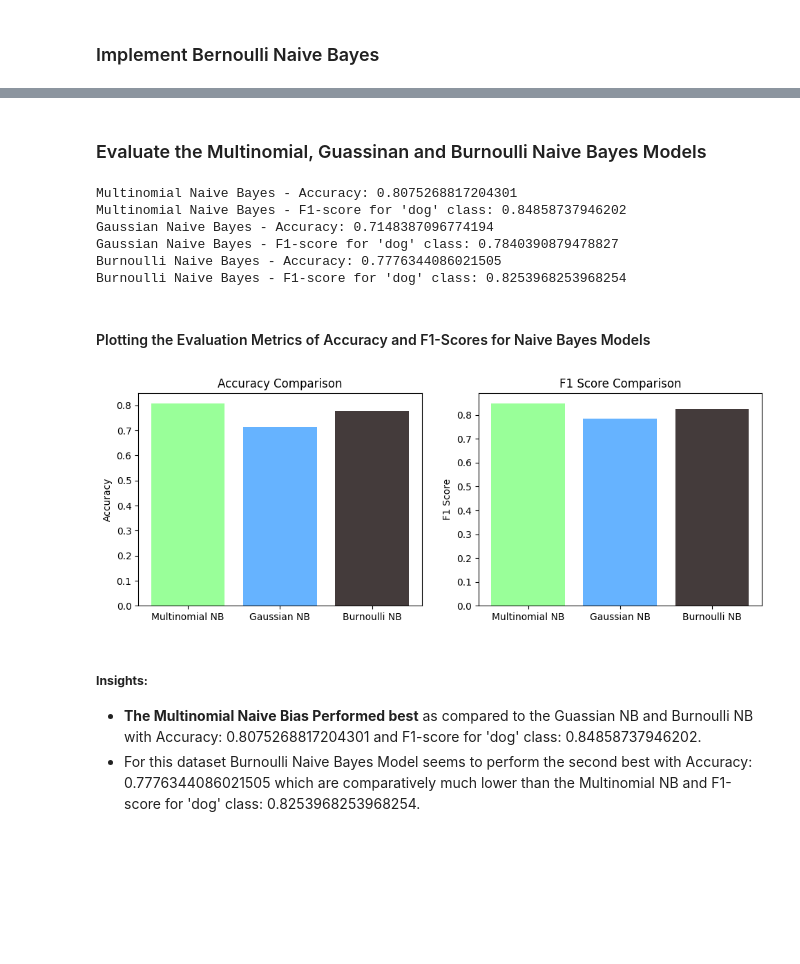
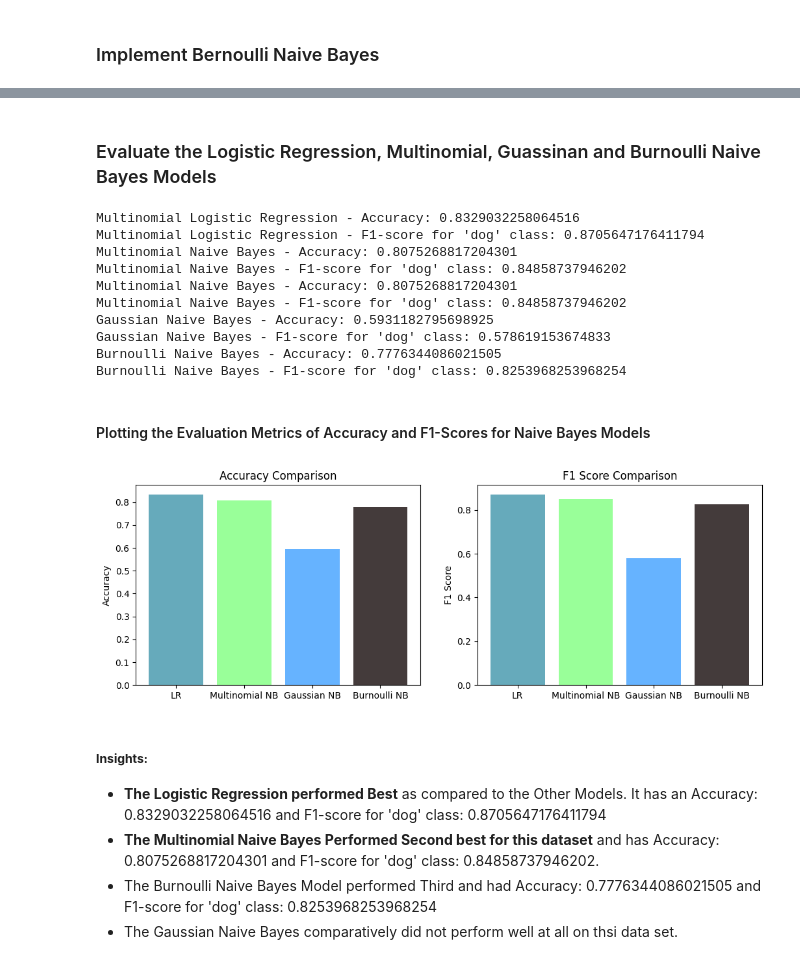
Before and after one commit to diwaleva/naive-bayes-multinomial-guassian-burnoulli, a Jupyter notebook: Naive-bayes-multinomial-guassian-burnoulli.ipynb, the cells around one changed output, grey strips where cells are left out. Saved outputs shown, nothing was run; the diff lists cells and outputs as text; code cells hidden in the pictures; blank space fills up the shorter version.

```diff
--- a/Naive-bayes-multinomial-guassian-burnoulli.ipynb
+++ b/Naive-bayes-multinomial-guassian-burnoulli.ipynb
@@ -394,6 +394,6 @@ x_train, x_test, y_train, y_test = train_test_split(features, y, test_size=0.3,
 #### Training  a Logistic Regression
 # %%
 lr = LogisticRegression()           #instantiate model
-lr.fit(x_train, y_train)          #training model
+lr.fit(x_train_log, y_train_log)          #training model
 # %% [output]
 LogisticRegression()
@@ -422,14 +410,14 @@ naive_bayes_guassian = GaussianNB()
 # %%
 #create train and test sets
 from sklearn.model_selection import train_test_split
-x_train, x_test, y_train, y_test = train_test_split(features, y, test_size=0.3, random_state=56)
+x_train_gb, x_test_gb, y_train_gb, y_test_gb = train_test_split(features, y, test_size=0.3, random_state=56)
 
-(x_train.shape, y_train.shape), (x_test.shape, y_test.shape)
+(x_train_gb.shape, y_train_gb.shape), (x_test_gb.shape, y_test_gb.shape)
 # %% [output]
 (((10849, 20893), (10849,)), ((4650, 20893), (4650,)))
 # %%
 #train the model and make predictions
-naive_bayes_guassian.fit(x_train, y_train, sample_weight=None)
+naive_bayes_guassian.fit(x_train_gb.toarray(), y_train_gb, sample_weight=None)
 # %% [output]
 GaussianNB()
 # %% [markdown]
@@ -527,20 +517,30 @@ naive_bayes_burnoulli.fit(x_train, y_train)
 # %% [markdown]
-### Evaluate the Multinomial, Guassinan and Burnoulli Naive Bayes Models
+### Evaluate the Logistic Regression, Multinomial, Guassinan and Burnoulli Naive Bayes Models
 # %%
 # Evaluate the models using accuracy and F1-score
+y_pred_logi = lr.predict(x_test_log)
+accuracy_logi = accuracy_score(y_test_log, y_pred_logi)
+f1_logi = f1_score(y_test_log, y_pred_logi, pos_label='dogs')
+
 y_pred_mnb = naive_bayes_multinomial.predict(x_test)
 accuracy_mnb = accuracy_score(y_test, y_pred_mnb)
-f1_mnb = f1_score(y_test, y_pred_mnb, pos_label='dogs')
+f1_mnb = f1_score(y_test, y_pred_mnb, pos_label=1)
 
-y_pred_gnb = naive_bayes_guassian.predict(x_test)
-accuracy_gnb = accuracy_score(y_test, y_pred_gnb)
-f1_gnb = f1_score(y_test, y_pred_gnb, pos_label='dogs')
+y_pred_gnb = naive_bayes_guassian.predict(x_test_gb.toarray())
+accuracy_gnb = accuracy_score(y_test_gb, y_pred_gnb)
+f1_gnb = f1_score(y_test_gb, y_pred_gnb, pos_label='dogs')
 
 y_pred_burn = naive_bayes_burnoulli.predict(x_test)
 accuracy_burn = accuracy_score(y_test, y_pred_burn)
-f1_burn = f1_score(y_test, y_pred_burn, pos_label='dogs')
+f1_burn = f1_score(y_test, y_pred_burn, pos_label=1)
 
 # Print the results
+print("Multinomial Logistic Regression - Accuracy:", accuracy_logi)
+print("Multinomial Logistic Regression - F1-score for 'dog' class:", f1_logi)
+
+print("Multinomial Naive Bayes - Accuracy:", accuracy_mnb)
+print("Multinomial Naive Bayes - F1-score for 'dog' class:", f1_mnb)
+
 print("Multinomial Naive Bayes - Accuracy:", accuracy_mnb)
 print("Multinomial Naive Bayes - F1-score for 'dog' class:", f1_mnb)
 
@@ -550,35 +550,40 @@ print("Gaussian Naive Bayes - F1-score for 'dog' class:", f1_gnb)
 print("Burnoulli Naive Bayes - Accuracy:", accuracy_burn)
 print("Burnoulli Naive Bayes - F1-score for 'dog' class:", f1_burn)
 # %% [output]
+Multinomial Logistic Regression - Accuracy: 0.8329032258064516
+Multinomial Logistic Regression - F1-score for 'dog' class: 0.8705647176411794
 Multinomial Naive Bayes - Accuracy: 0.8075268817204301
 Multinomial Naive Bayes - F1-score for 'dog' class: 0.84858737946202
-Gaussian Naive Bayes - Accuracy: 0.7148387096774194
-Gaussian Naive Bayes - F1-score for 'dog' class: 0.7840390879478827
+Multinomial Naive Bayes - Accuracy: 0.8075268817204301
+Multinomial Naive Bayes - F1-score for 'dog' class: 0.84858737946202
+Gaussian Naive Bayes - Accuracy: 0.5931182795698925
+Gaussian Naive Bayes - F1-score for 'dog' class: 0.578619153674833
 Burnoulli Naive Bayes - Accuracy: 0.7776344086021505
 Burnoulli Naive Bayes - F1-score for 'dog' class: 0.8253968253968254
 # %% [markdown]
 #### Plotting the Evaluation Metrics of Accuracy and F1-Scores for Naive Bayes Models
 # %%
-methods = ['Multinomial NB', 'Gaussian NB', 'Burnoulli NB' ]
-accuracy_scores = [accuracy_mnb, accuracy_gnb, accuracy_burn]
-f1_scores = [f1_mnb, f1_gnb, f1_burn]
+methods = ['LR', 'Multinomial NB', 'Gaussian NB', 'Burnoulli NB' ]
+accuracy_scores = [accuracy_logi, accuracy_mnb, accuracy_gnb, accuracy_burn]
+f1_scores = [f1_logi, f1_mnb, f1_gnb, f1_burn]
 
-plt.figure(figsize=(18, 4))
-plt.subplot(1, 3, 1)
-plt.bar(methods, accuracy_scores, color=['#99ff99','#66b3ff', '#443b3b'])
+plt.figure(figsize=(26, 4))
+plt.subplot(1, 4, 1)
+plt.bar(methods, accuracy_scores, color=['#66aabb','#99ff99','#66b3ff', '#443b3b'])
 plt.ylabel('Accuracy')
 plt.title('Accuracy Comparison')
 
-plt.subplot(1, 3, 2)
-plt.bar(methods, f1_scores, color=['#99ff99','#66b3ff', '#443b3b'])
+plt.subplot(1, 4, 2)
+plt.bar(methods, f1_scores, color=['#66aabb','#99ff99','#66b3ff', '#443b3b'])
 plt.ylabel('F1 Score')
 plt.title('F1 Score Comparison')
 
 plt.show()
 # %% [output]
-[figure, old version]
+[figure, new version]
 # %% [markdown]
 ##### **Insights:**
-
-- **The Multinomial Naive Bias Performed best** as compared to the Guassian NB and Burnoulli NB with Accuracy: 0.8075268817204301 and F1-score for 'dog' class: 0.84858737946202.
-- For this dataset Burnoulli Naive Bayes Model seems to perform the second best with Accuracy: 0.7776344086021505 which are comparatively much lower than the Multinomial NB and F1-score for 'dog' class: 0.8253968253968254.
+- **The Logistic Regression performed Best** as compared to the Other Models. It has an Accuracy: 0.8329032258064516 and F1-score for 'dog' class: 0.8705647176411794
+- **The Multinomial Naive Bayes Performed Second best for this dataset** and has Accuracy: 0.8075268817204301 and F1-score for 'dog' class: 0.84858737946202.
+- The Burnoulli Naive Bayes Model performed Third and had Accuracy: 0.7776344086021505 and F1-score for 'dog' class: 0.8253968253968254
+- The Gaussian Naive Bayes comparatively did not perform well at all on thsi data set.
```
Also changed, not shown: parts of 9 cells of this notebook.
